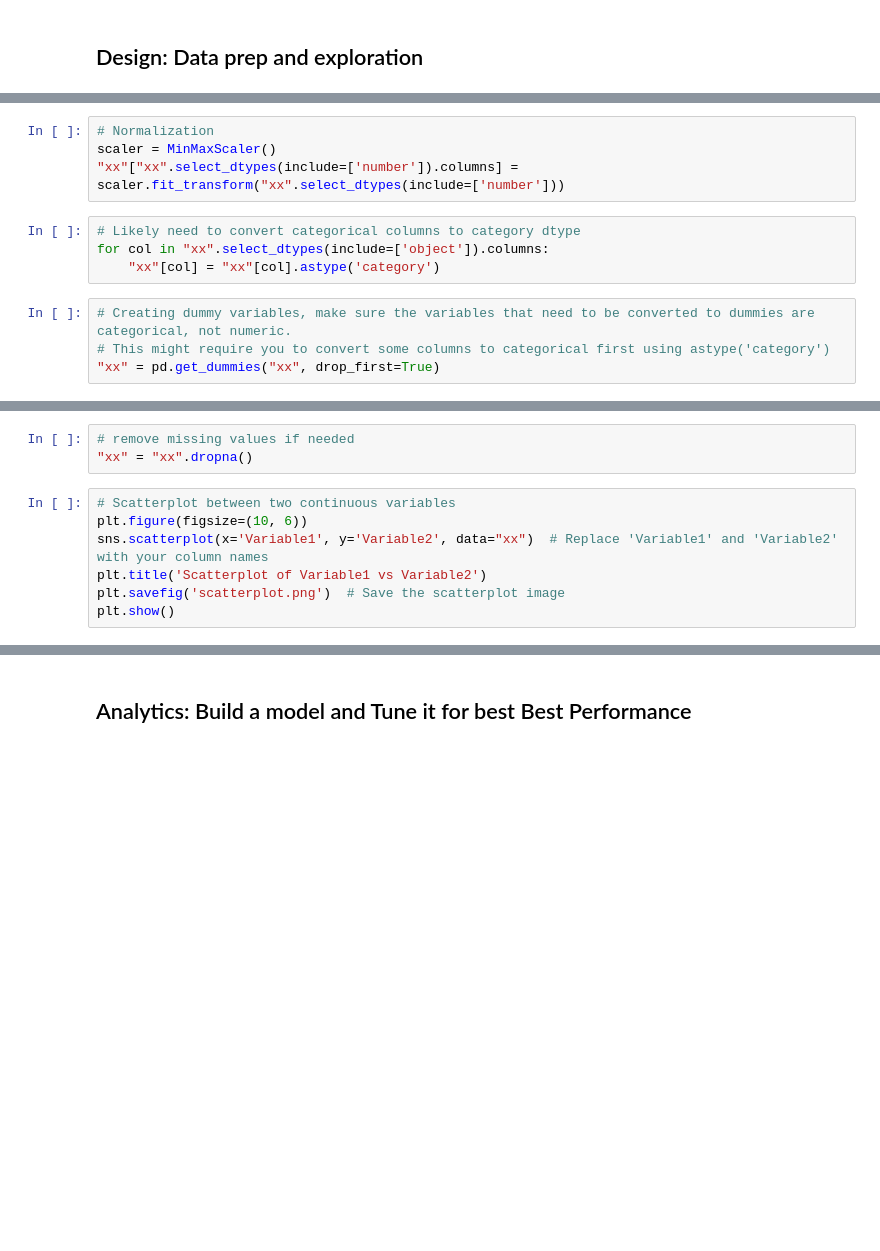
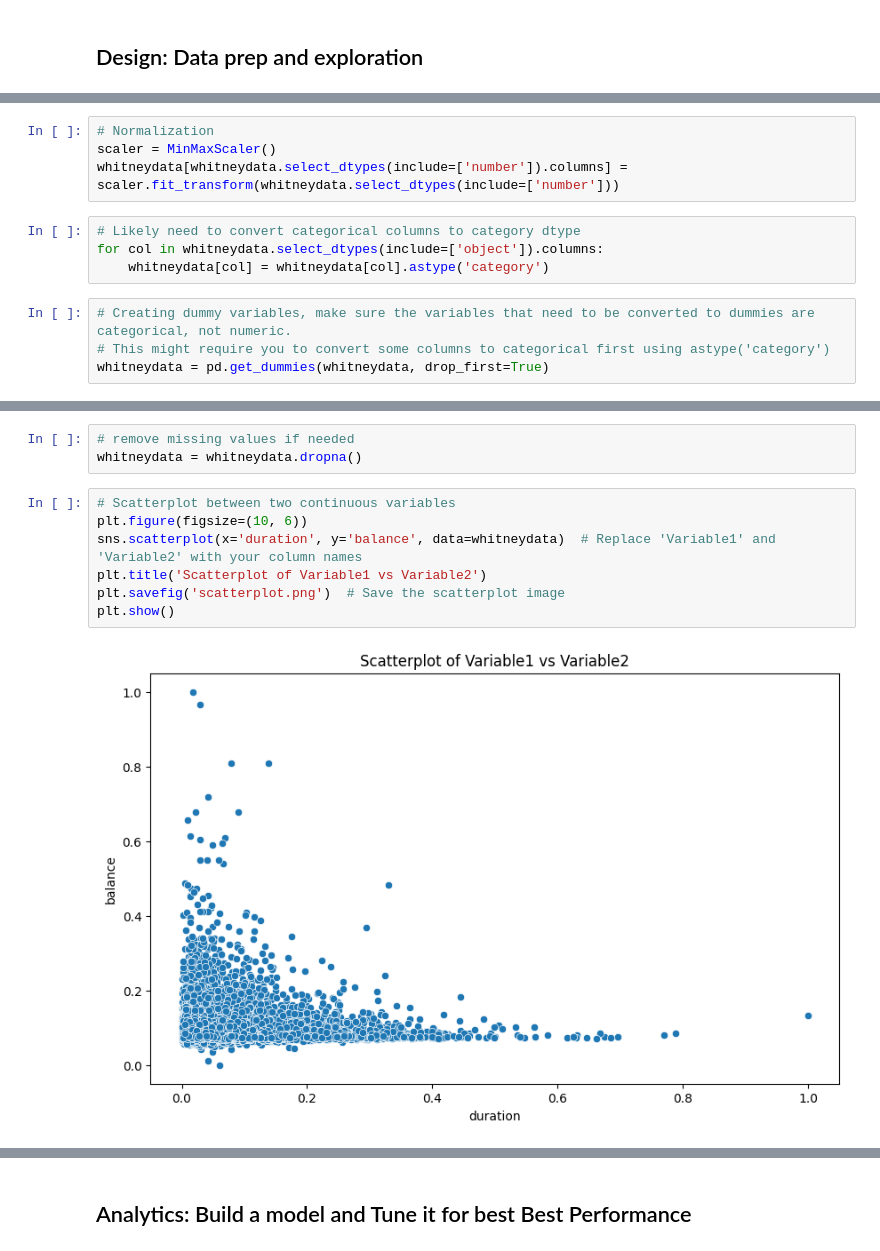
Before and after one commit to whitneybaron/ds1001_final, a Jupyter notebook: ds1001_final/notebooks/Final_Project_Notebook.ipynb, the cells around one changed output, grey strips where cells are left out. Saved outputs shown, nothing was run; the diff lists cells and outputs as text; blank space fills up the shorter version.

```diff
--- a/ds1001_final/notebooks/Final_Project_Notebook.ipynb
+++ b/ds1001_final/notebooks/Final_Project_Notebook.ipynb
@@ -110,14 +136,14 @@ num_numeric_columns = "xx".select_dtypes(include=['number']).shape[1]
 # %%
 # Normalization
 scaler = MinMaxScaler()
-"xx"["xx".select_dtypes(include=['number']).columns] = scaler.fit_transform("xx".select_dtypes(include=['number']))
+whitneydata[whitneydata.select_dtypes(include=['number']).columns] = scaler.fit_transform(whitneydata.select_dtypes(include=['number']))
 # %%
 # Likely need to convert categorical columns to category dtype
-for col in "xx".select_dtypes(include=['object']).columns:
-    "xx"[col] = "xx"[col].astype('category')
+for col in whitneydata.select_dtypes(include=['object']).columns:
+    whitneydata[col] = whitneydata[col].astype('category')
 # %%
 # Creating dummy variables, make sure the variables that need to be converted to dummies are categorical, not numeric.
 # This might require you to convert some columns to categorical first using astype('category')
-"xx" = pd.get_dummies("xx", drop_first=True)
+whitneydata = pd.get_dummies(whitneydata, drop_first=True)
 # %%
 # Display missing data using the isnull function, is there any missing data?
@@ -125,13 +169,15 @@ print("xx".isnull().sum())
 # %%
 # remove missing values if needed
-"xx" = "xx".dropna()
+whitneydata = whitneydata.dropna()
 # %%
 # Scatterplot between two continuous variables
 plt.figure(figsize=(10, 6))
-sns.scatterplot(x='Variable1', y='Variable2', data="xx")  # Replace 'Variable1' and 'Variable2' with your column names
+sns.scatterplot(x='duration', y='balance', data=whitneydata)  # Replace 'Variable1' and 'Variable2' with your column names
 plt.title('Scatterplot of Variable1 vs Variable2')
 plt.savefig('scatterplot.png')  # Save the scatterplot image
 plt.show()
+# %% [output]
+[figure, added]
 # %%
 # Density chart of a continuous variable
 plt.figure(figsize=(10, 6))
```
Also changed, not shown: parts of 20 cells of this notebook, 1 other file.
